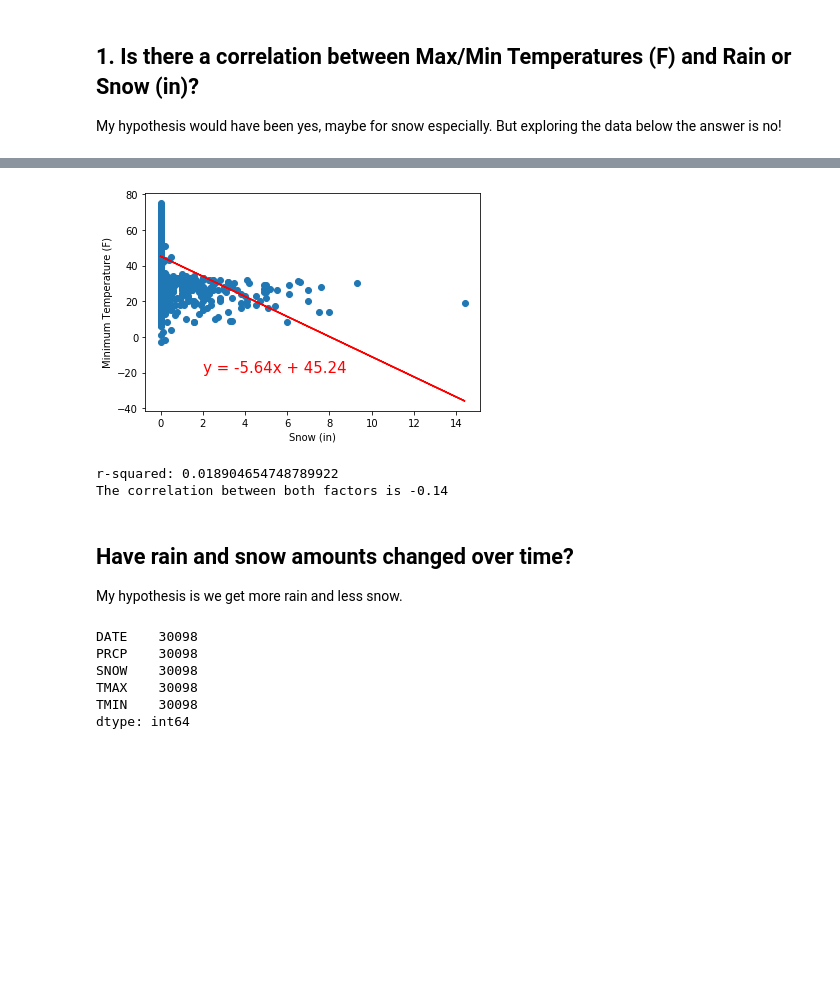
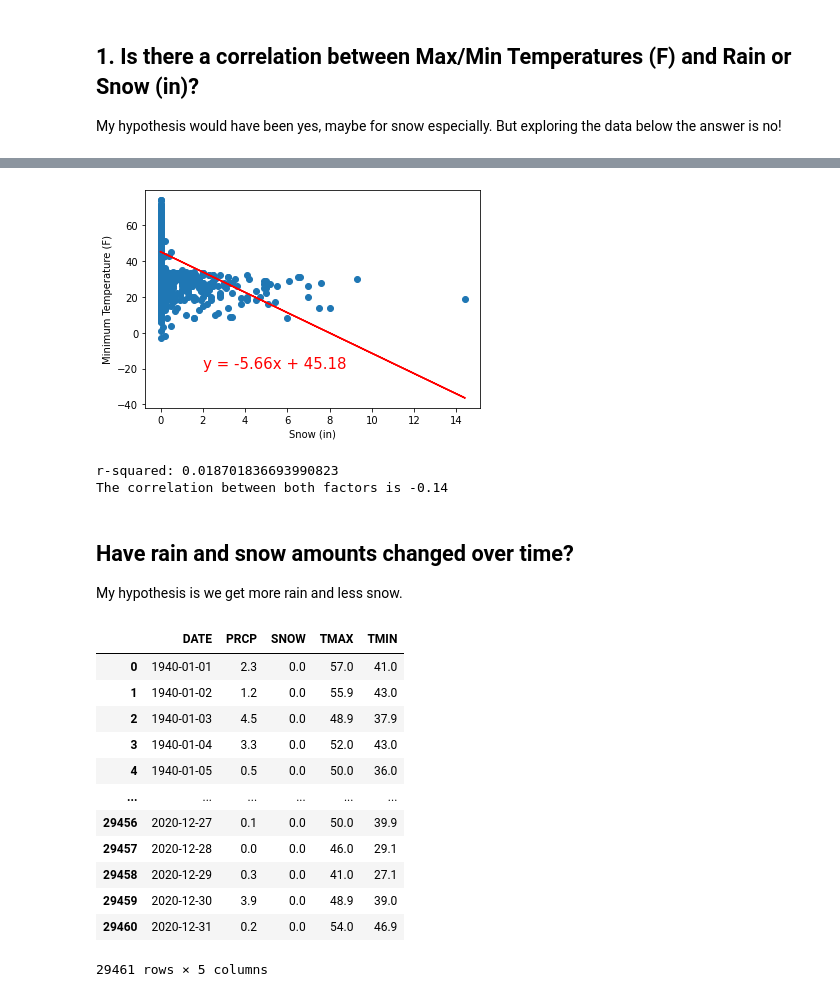
Before and after one commit to KristaJoy/PDXweather, a Jupyter notebook: pdx_weather.ipynb, the cells around one changed output, grey strips where cells are left out. Drawn from its saved outputs; the diff is of its cells as text; code cells hidden in the pictures; blank space fills up the shorter version.

```diff
--- a/pdx_weather.ipynb
+++ b/pdx_weather.ipynb
@@ -17,8 +21,11 @@ from scipy.stats import linregress
 # File to Load
 csv_file = "USW00024229.csv"
 
-# Read in file to pandas df
-weather_data = pd.read_csv(csv_file)
+# Create a date time format
+d_parser = lambda x: pd.datetime.strptime(x, '%Y-%m-%d')
+
+# Read in file to pandas df and convert the date
+weather_data = pd.read_csv(csv_file, parse_dates=['DATE'], date_parser=d_parser)
 
 weather_data
 # %% [output]
@@ -65,0 +57,4 @@ weather_data
+# %%
+# Limit dates to 1940 – 2020
+weather_data = weather_data.set_index(['DATE'])
+df = weather_data.loc['1940-1-1':'2020-12-31']
@@ -68,6 +74,6 @@ weather_data
 My hypothesis would have been yes, maybe for snow especially. But exploring the data below the answer is no!
 # %%
 #Drop rows missing data needed to find corrrelation stats
-corr_df = weather_data.dropna(subset=['DATE','PRCP','TMAX','TMIN','SNOW'])
+corr_df = df.dropna(subset=['PRCP','TMAX','TMIN','SNOW'])
 corr_df
 # %% [output]
@@ -162,25 +179,25 @@ r-squared: 0.017976486287268677
 The correlation between both factors is -0.13
 # %%
 # SNOW & MIN TEMP — correlated?
-x = corr_df['SNOW']
-y = corr_df['TMIN']
+x4 = corr_df['SNOW']
+y4 = corr_df['TMIN']
 plt.xlabel('Snow (in)')
 plt.ylabel('Minimum Temperature (F)')
-(slope, intercept, rvalue, pvalue, stderr) = linregress(x, y)
-regress_values = x * slope + intercept
+(slope, intercept, rvalue, pvalue, stderr) = linregress(x4, y4)
+regress_values = x4 * slope + intercept
 line_eq = "y = " + str(round(slope,2)) + "x + " + str(round(intercept,2))
-plt.scatter(x,y)
-plt.plot(x,regress_values,"r-")
+plt.scatter(x4,y4)
+plt.plot(x4,regress_values,"r-")
 plt.annotate(line_eq,(2,-20),fontsize=15,color="red")
 plt.show()
 print("r-squared:", rvalue**2)
 
 #Pearson correlation coefficient
-correlation = st.pearsonr(x,y)
+correlation = st.pearsonr(x4,y4)
 print(f"The correlation between both factors is {round(correlation[0],2)}")
 # %% [output]
-[figure, old version]
+[figure, new version]
-r-squared: 0.018904654748789922
+r-squared: 0.018701836693990823
 The correlation between both factors is -0.14
 # %% [markdown]
 ## Have rain and snow amounts changed over time?
@@ -190,9 +207,0 @@ bins_df = corr_df[['DATE','PRCP','SNOW','TMAX','TMIN',]].copy()
-# %%
-bins_df.count()
-# %% [output]
-DATE    30098
-PRCP    30098
-SNOW    30098
-TMAX    30098
-TMIN    30098
-dtype: int64
@@ -201,0 +208,18 @@ bins_df['DATE'] = pd.to_datetime(bins_df['DATE'],format='%Y-%m-%d')
+# %%
+# Make DATE a column instead of index
+bins_df.reset_index(level=0, inplace=True)
+bins_df
+# %% [output]
+|  | DATE | PRCP | SNOW | TMAX | TMIN |
+| 0 | 1940-01-01 | 2.3 | 0.0 | 57.0 | 41.0 |
+| 1 | 1940-01-02 | 1.2 | 0.0 | 55.9 | 43.0 |
+| 2 | 1940-01-03 | 4.5 | 0.0 | 48.9 | 37.9 |
+| 3 | 1940-01-04 | 3.3 | 0.0 | 52.0 | 43.0 |
+| 4 | 1940-01-05 | 0.5 | 0.0 | 50.0 | 36.0 |
+| ... | ... | ... | ... | ... | ... |
+| 29456 | 2020-12-27 | 0.1 | 0.0 | 50.0 | 39.9 |
+| 29457 | 2020-12-28 | 0.0 | 0.0 | 46.0 | 29.1 |
+| 29458 | 2020-12-29 | 0.3 | 0.0 | 41.0 | 27.1 |
+| 29459 | 2020-12-30 | 3.9 | 0.0 | 48.9 | 39.0 |
+| 29460 | 2020-12-31 | 0.2 | 0.0 | 54.0 | 46.9 |
+29461 rows × 5 columns
```
Also changed, not shown: parts of 20 cells of this notebook.
